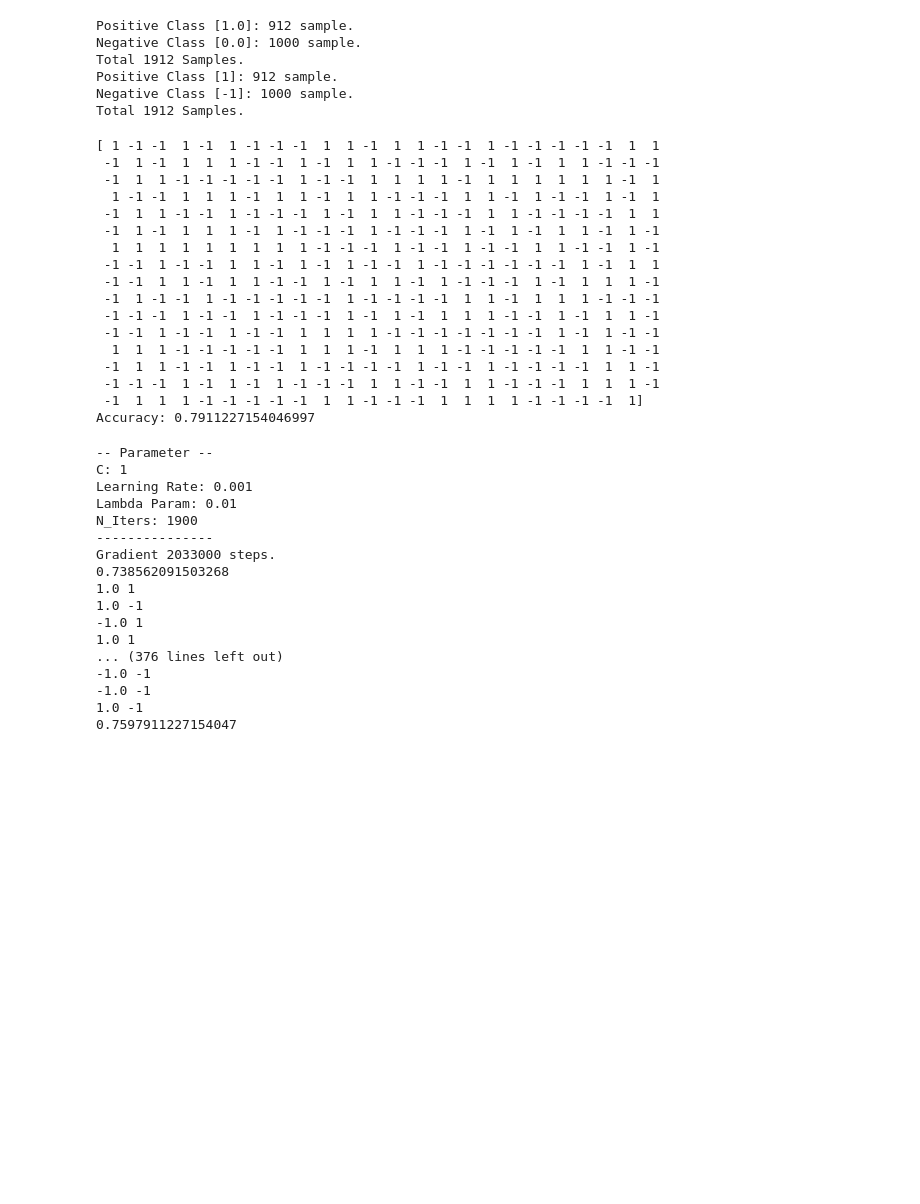
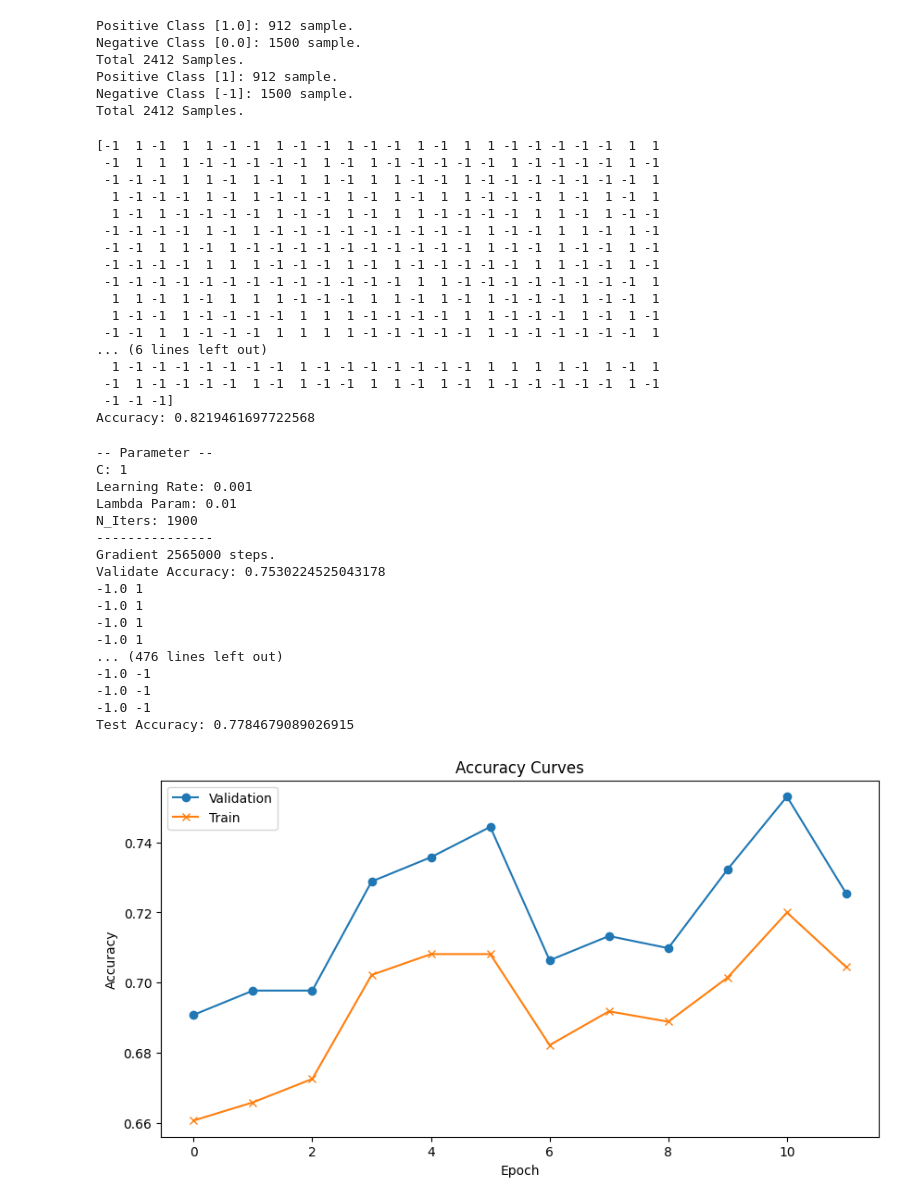
Before and after one commit to PeerasitPloyaram/Support_Vector_Machine_SVM-From_Scratch, a Jupyter notebook: src/main_water_Quality1.ipynb, the cells around one changed output. Drawn from its saved outputs; the diff is of its cells as text; code cells hidden in the pictures; blank space fills up the shorter version.

Commit message:
Testing Plot Graph and Random Under Sampling With DataSet

```diff
--- a/src/main_water_Quality1.ipynb
+++ b/src/main_water_Quality1.ipynb
@@ -52,0 +57,6 @@ df_downsampled
+# %%
+from model_selection import random_under_sampling
+df_majority_downsampled = random_under_sampling(df_majority,1500)
+
+df_downsampled = pd.concat([df_majority_downsampled, df_minority])
+df_downsampled
@@ -62,11 +88,11 @@ y = np.where(y <= 0, -1, 1)
 positive_negative_check(y)
 # %% [output]
 Positive Class [1.0]: 912 sample.
-Negative Class [0.0]: 1000 sample.
-Total 1912 Samples.
+Negative Class [0.0]: 1500 sample.
+Total 2412 Samples.
 Positive Class [1]: 912 sample.
-Negative Class [-1]: 1000 sample.
-Total 1912 Samples.
+Negative Class [-1]: 1500 sample.
+Total 2412 Samples.
 # %%
 # from model_selection import train_test_split
 from sklearn.model_selection import train_test_split
@@ -92,36 +118,36 @@ print("Accuracy:",metrics.accuracy_score(y_test, y_pred))
 # print("Recall:",metrics.f1_score(y_test, y_pred, average="macro"))
 # print(classification_report(y_test, y_pred))
 # %% [output]
-[ 1 -1 -1  1 -1  1 -1 -1 -1  1  1 -1  1  1 -1 -1  1 -1 -1 -1 -1 -1  1  1
- -1  1 -1  1  1  1 -1 -1  1 -1  1  1 -1 -1 -1  1 -1  1 -1  1  1 -1 -1 -1
- -1  1  1 -1 -1 -1 -1 -1  1 -1 -1  1  1  1  1 -1  1  1  1  1  1  1 -1  1
-  1 -1 -1  1  1  1 -1  1  1 -1  1  1 -1 -1 -1  1  1 -1  1 -1 -1  1 -1  1
- -1  1  1 -1 -1  1 -1 -1 -1  1 -1  1  1 -1 -1 -1  1  1 -1 -1 -1 -1  1  1
- -1  1 -1  1  1  1 -1  1 -1 -1 -1  1 -1 -1 -1  1 -1  1 -1  1  1 -1  1 -1
-  1  1  1  1  1  1  1  1  1 -1 -1 -1  1 -1 -1  1 -1 -1  1  1 -1 -1  1 -1
- -1 -1  1 -1 -1  1  1 -1  1 -1  1 -1 -1  1 -1 -1 -1 -1 -1 -1  1 -1  1  1
- -1 -1  1  1 -1  1  1 -1 -1  1 -1  1  1 -1  1 -1 -1 -1  1 -1  1  1  1 -1
- -1  1 -1 -1  1 -1 -1 -1 -1 -1  1 -1 -1 -1 -1  1  1 -1  1  1  1 -1 -1 -1
- -1 -1 -1  1 -1 -1  1 -1 -1 -1  1 -1  1 -1  1  1  1 -1 -1  1 -1  1  1 -1
- -1 -1  1 -1 -1  1 -1 -1  1  1  1  1 -1 -1 -1 -1 -1 -1 -1  1 -1  1 -1 -1
-  1  1  1 -1 -1 -1 -1 -1  1  1  1 -1  1  1  1 -1 -1 -1 -1 -1  1  1 -1 -1
- -1  1  1 -1 -1  1 -1 -1  1 -1 -1 -1 -1  1 -1 -1  1 -1 -1 -1 -1  1  1 -1
- -1 -1 -1  1 -1  1 -1  1 -1 -1 -1  1  1 -1 -1  1  1 -1 -1 -1  1  1  1 -1
- -1  1  1  1 -1 -1 -1 -1 -1  1  1 -1 -1 -1  1  1  1  1 -1 -1 -1 -1  1]
-Accuracy: 0.7911227154046997
+[-1  1 -1  1  1 -1 -1  1 -1 -1  1 -1 -1  1 -1  1  1 -1 -1 -1 -1 -1  1  1
+ -1  1  1  1 -1 -1 -1 -1 -1  1 -1  1 -1 -1 -1 -1 -1  1 -1 -1 -1 -1  1 -1
+ -1 -1 -1  1  1 -1  1 -1  1  1 -1  1  1 -1 -1  1 -1 -1 -1 -1 -1 -1 -1  1
+  1 -1 -1 -1  1 -1  1 -1 -1 -1  1 -1  1 -1  1  1 -1 -1 -1  1 -1  1 -1  1
+  1 -1  1 -1 -1 -1 -1  1 -1 -1  1 -1  1  1 -1 -1 -1 -1  1  1 -1  1 -1 -1
+ -1 -1 -1 -1  1 -1  1 -1 -1 -1 -1 -1 -1 -1 -1 -1  1 -1 -1  1  1 -1  1 -1
+ -1 -1  1  1 -1  1 -1 -1 -1 -1 -1 -1 -1 -1 -1 -1  1 -1 -1  1 -1 -1  1 -1
+ -1 -1 -1 -1  1  1  1 -1 -1 -1  1 -1  1 -1 -1 -1 -1 -1  1  1 -1 -1  1 -1
+ -1 -1 -1 -1 -1 -1 -1 -1 -1 -1 -1 -1 -1  1  1 -1 -1 -1 -1 -1 -1 -1 -1  1
+  1  1 -1  1 -1  1  1  1 -1 -1 -1  1  1 -1  1 -1  1 -1 -1 -1  1 -1 -1  1
+  1 -1 -1  1 -1 -1 -1 -1  1  1  1 -1 -1 -1 -1  1  1 -1 -1 -1  1 -1  1 -1
+ -1 -1  1  1 -1 -1 -1  1  1  1  1 -1 -1 -1 -1 -1  1 -1 -1 -1 -1 -1 -1  1
+... (6 lines left out)
+  1 -1 -1 -1 -1 -1 -1 -1  1 -1 -1 -1 -1 -1 -1 -1  1  1  1  1 -1  1 -1  1
+ -1  1 -1 -1 -1 -1  1 -1  1 -1 -1  1  1 -1  1 -1  1 -1 -1 -1 -1 -1  1 -1
+ -1 -1 -1]
+Accuracy: 0.8219461697722568
 # %%
 from model import SVM
-model2 = SVM(kernel='linear', learning_rate=0.001, max_itr=1900, debug=True, lambda_param=0.01)
+model2 = SVM(kernel='linear', learning_rate=0.001, max_itr=1900, debug=True, lambda_param=0.01, verbose=False)
 model2.fit(x_train, y_train)
 
 predict = model2.predict(x_test)
 predict_validate = model2.predict(x_validate)
 
-print(model2.score(x_validate, y_validate))
+print("Validate Accuracy:",model2.score(x_validate, y_validate))
 
 for i in range(len(predict)):
     print(predict[i], y_test[i])
-print(model2.score(x_test, y_test))
+print("Test Accuracy:",model2.score(x_test, y_test))
 # %% [output]
 -- Parameter --
 C: 1
@@ -129,14 +155,18 @@ Learning Rate: 0.001
 Lambda Param: 0.01
 N_Iters: 1900
 ---------------
-Gradient 2033000 steps.
-0.738562091503268
-1.0 1
-1.0 -1
+Gradient 2565000 steps.
+Validate Accuracy: 0.7530224525043178
 -1.0 1
-1.0 1
-... (376 lines left out)
+-1.0 1
+-1.0 1
+-1.0 1
+... (476 lines left out)
 -1.0 -1
 -1.0 -1
-1.0 -1
-0.7597911227154047
+-1.0 -1
+Test Accuracy: 0.7784679089026915
+# %%
+model2.plot_accuracy(x_train,y_train, x_validate, y_validate)
+# %% [output]
+[figure, added]
```
Also changed, not shown: parts of 4 cells of this notebook, 1 other file.
